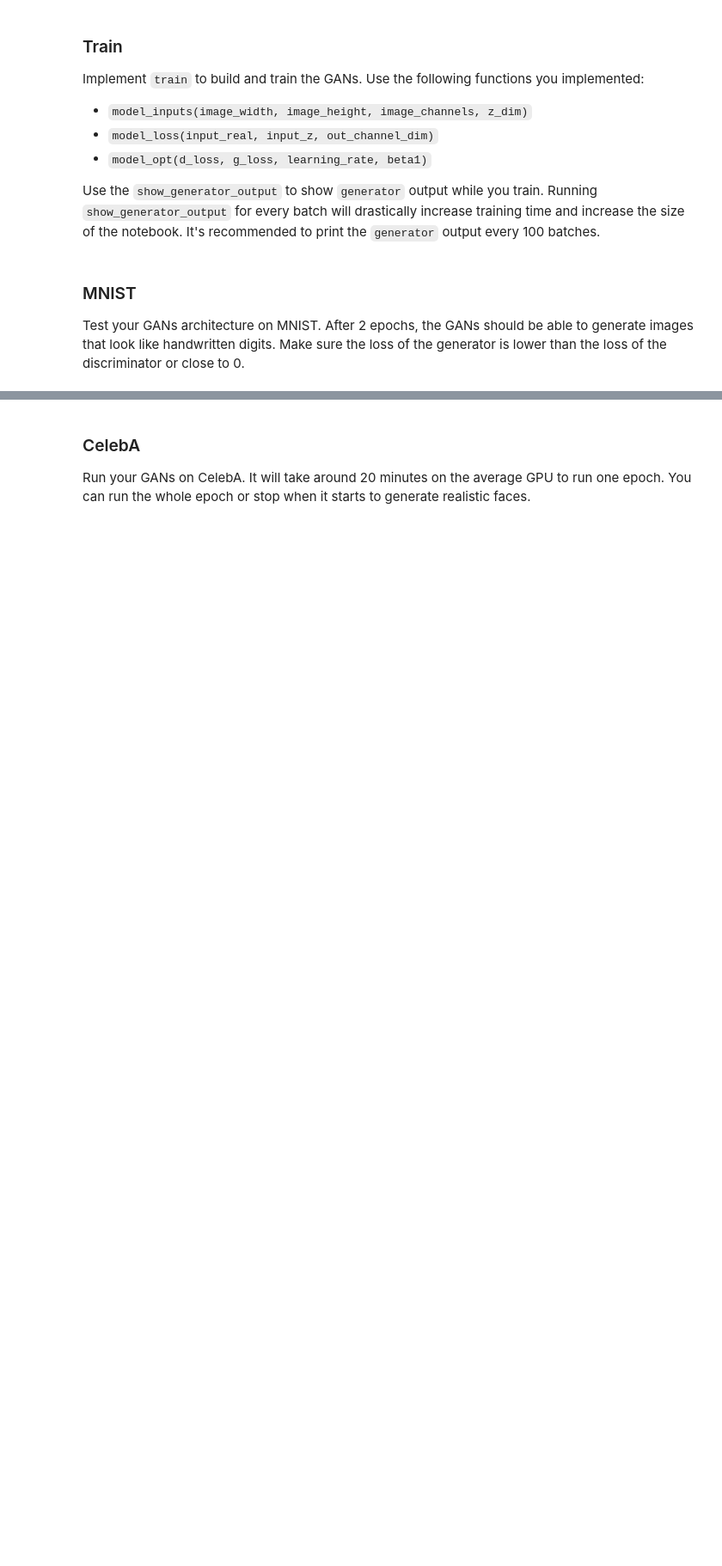
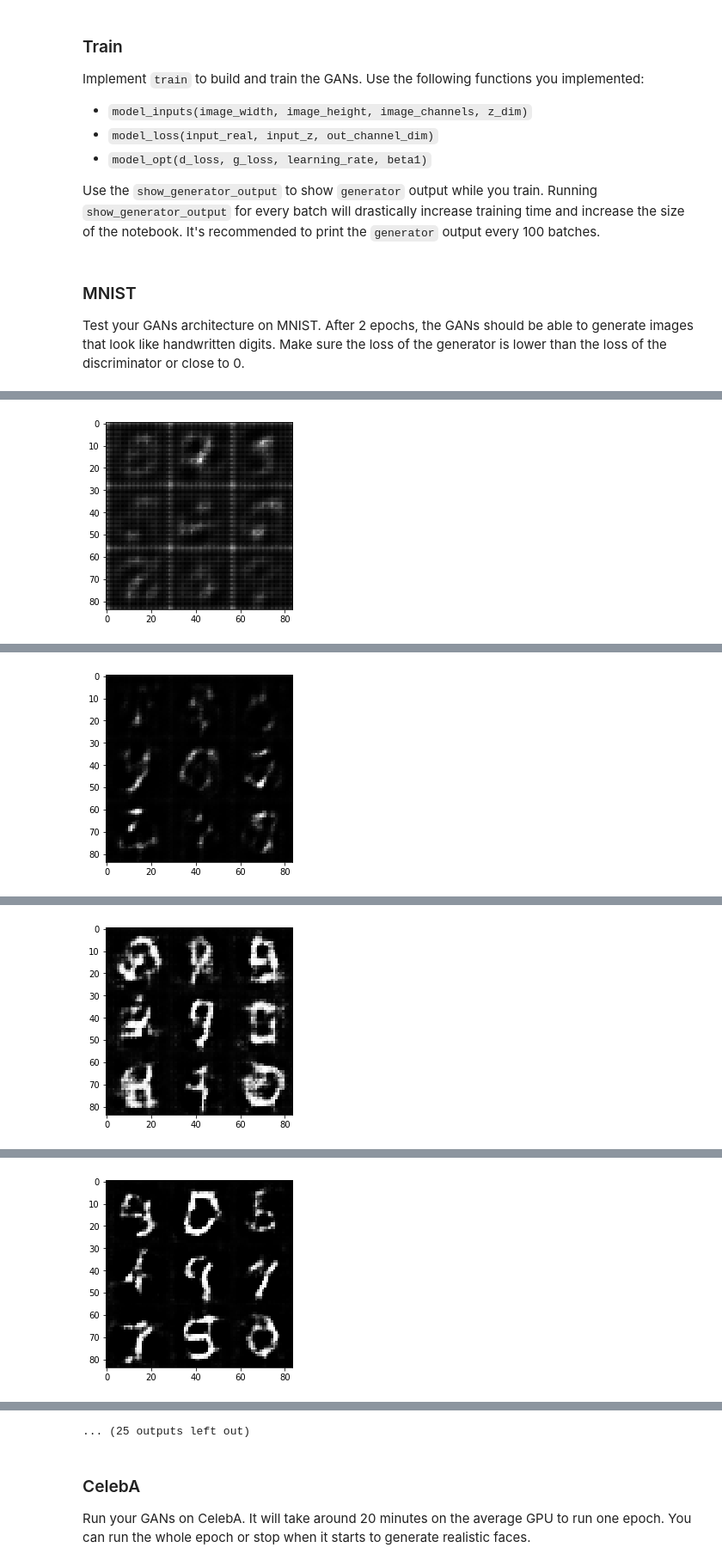
Before and after one commit to timtwotoes/DLND-face-generation, a Jupyter notebook: dlnd_face_generation.ipynb, the cells around one changed output, grey strips where cells are left out. Shown at 86% size. Saved outputs shown, nothing was run; the diff lists cells and outputs as text; code cells hidden in the pictures; blank space fills up the shorter version.

```diff
--- a/dlnd_face_generation.ipynb
+++ b/dlnd_face_generation.ipynb
@@ -227,12 +225,12 @@ def model_loss(input_real, input_z, out_channel_dim):
     :return: A tuple of (discriminator loss, generator loss)
     """
     generator_model = generator(input_z, out_channel_dim)
+
     discriminator_model_real, discriminator_logits_real = discriminator(input_real)
     discriminator_model_fake, discriminator_logits_fake = discriminator(generator_model, reuse=True)
 
-    discriminator_loss_real = tf.reduce_mean(tf.nn.sigmoid_cross_entropy_with_logits(logits=discriminator_logits_real, labels=tf.ones_like(discriminator_model_real) * 0.9))
-
-    discriminator_loss_fake = tf.reduce_mean(tf.nn.sigmoid_cross_entropy_with_logits(logits=discriminator_logits_fake, labels=tf.ones_like(discriminator_model_fake)))
+    discriminator_loss_real = tf.reduce_mean(tf.nn.sigmoid_cross_entropy_with_logits(logits=discriminator_logits_real, labels=tf.ones_like(discriminator_model_real)))
+    discriminator_loss_fake = tf.reduce_mean(tf.nn.sigmoid_cross_entropy_with_logits(logits=discriminator_logits_fake, labels=tf.zeros_like(discriminator_model_fake)))
 
     generator_loss = tf.reduce_mean(tf.nn.sigmoid_cross_entropy_with_logits(logits=discriminator_logits_fake, labels=tf.ones_like(discriminator_model_fake)))
 
@@ -240,7 +238,6 @@ def model_loss(input_real, input_z, out_channel_dim):
 
     return discriminator_loss, generator_loss
 
-
 """
 DON'T MODIFY ANYTHING IN THIS CELL THAT IS BELOW THIS LINE
 """
@@ -330,6 +327,7 @@ def train(epoch_count, batch_size, z_dim, learning_rate, beta1, get_batches, dat
     :param data_shape: Shape of the data
     :param data_image_mode: The image mode to use for images ("RGB" or "L")
     """
+    # Build Model
     # Build Model
     width = data_shape[1]
     height = data_shape[2]
@@ -368,15 +366,14 @@ def train(epoch_count, batch_size, z_dim, learning_rate, beta1, get_batches, dat
                           "Generator Loss: {:.4f}".format(train_loss_g))
 
                 if steps % show_every == 0:
-                    show_generator_output(sess, 25, dimensions, channels, data_image_mode)
-    return
+                    show_generator_output(sess, 10, dimensions, channels, data_image_mode)
 # %% [markdown]
 ### MNIST
 Test your GANs architecture on MNIST.  After 2 epochs, the GANs should be able to generate images that look like handwritten digits.  Make sure the loss of the generator is lower than the loss of the discriminator or close to 0.
 # %%
-batch_size = 32
+batch_size = 64
 z_dim = 100
-learning_rate = 0.001
+learning_rate = 0.0005
 beta1 = 0.5
 
 
@@ -389,3 +386,4 @@ mnist_dataset = helper.Dataset('mnist', glob(os.path.join(data_dir, 'mnist/*.jpg
 with tf.Graph().as_default():
     train(epochs, batch_size, z_dim, learning_rate, beta1, mnist_dataset.get_batches,
           mnist_dataset.shape, mnist_dataset.image_mode)
+# %% [output]
@@ -391,0 +400 @@ with tf.Graph().as_default():
+[figure, added]
@@ -391,0 +411 @@ with tf.Graph().as_default():
+[figure, added]
@@ -391,0 +422 @@ with tf.Graph().as_default():
+[figure, added]
@@ -391,0 +433 @@ with tf.Graph().as_default():
+[figure, added]
@@ -392,3 +456,4 @@ with tf.Graph().as_default():
+... (25 outputs left out)
 # %% [markdown]
 ### CelebA
 Run your GANs on CelebA.  It will take around 20 minutes on the average GPU to run one epoch.  You can run the whole epoch or stop when it starts to generate realistic faces.
```
Also changed, not shown: parts of 3 cells of this notebook.
